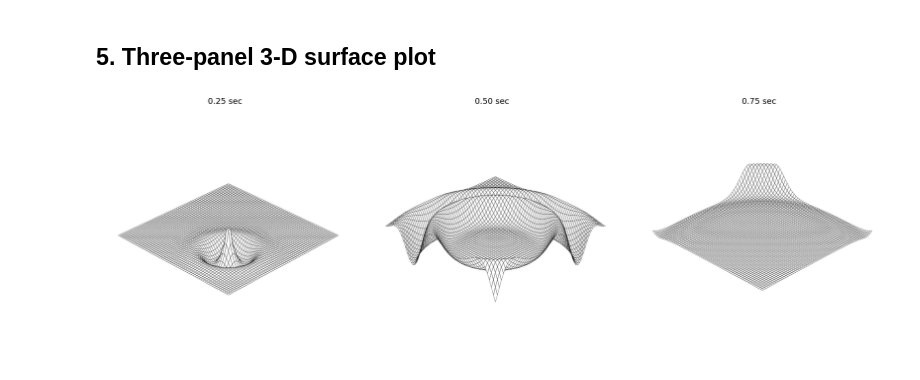
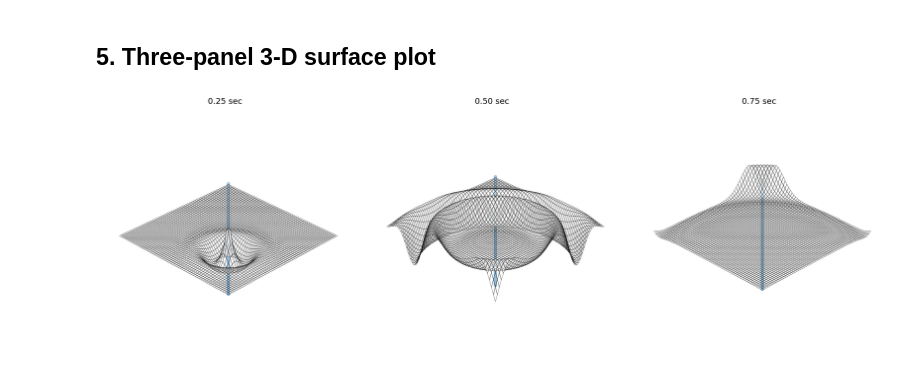
Before and after one commit to AndreyVyaznikovtsev/devito, a Jupyter notebook: examples/seismic/tutorials/18_sh_constant.ipynb, the cells around one changed output. Cells and saved outputs as stored; diff of their text form; code cells hidden in the pictures.

```diff
--- a/examples/seismic/tutorials/18_sh_constant.ipynb
+++ b/examples/seismic/tutorials/18_sh_constant.ipynb
@@ -57,8 +57,7 @@ f0     = 0.005     # [kHz] = 5 Hz  →  half-wavelength = 3 000 / (2×5) = 300 m
 # geometry.src is a property that creates a new SparseTimeFunction from
 # src_positions on every access, so coordinates must be fixed at construction.
 src_positions = np.array([[615., 615.]], dtype=np.float32)  # Virieux (1984), Table 1
-rec_positions = np.array([[255., 615.]], dtype=np.float32)  # observer position
-
+rec_positions = np.array([np.linspace(15, 1785, num=60) for i in range(2)], dtype=np.float32).T  # observer position
 geometry = AcquisitionGeometry(
     model, rec_positions, src_positions,
     t0=t0, tn=tn, src_type='Ricker', f0=f0,
@@ -126,31 +125,33 @@ snap_titles = ['0.25 sec', '0.50 sec', '0.75 sec']
 
 # Physical-domain coordinate grids [m]
 x_coord = np.arange(shape[0]) * spacing[0]
 z_coord = np.arange(shape[1]) * spacing[1]
 X, Z = np.meshgrid(x_coord, z_coord, indexing='ij')
 
 fig = plt.figure(figsize=(18, 6), facecolor='white')
 
 for n, (data, title) in enumerate(zip(snapshots, snap_titles)):
     ax = fig.add_subplot(1, 3, n + 1, projection='3d')
 
     # Normalise per-frame so the wavefront is visible at each time
     vmax = np.max(np.abs(data))
     if vmax > 0:
         data = -data / vmax
 
     ax.plot_surface(
         X, Z, data* 3e2,
         rstride=1, cstride=1,
         linewidth=0.3, edgecolors='k',
         color='white', shade=False,
+        alpha=0.5,
     )
+    ax.scatter3D(rec.coordinates.data[:, 0], rec.coordinates.data[:, 1], rec.coordinates.data[:, 0]*0)
     ax.set_title(title, fontsize=13, pad=8)
     ax.view_init(elev=30, azim=225)
     ax.set_axis_off()
     ax.set_aspect('equal')
 
 plt.tight_layout()
 plt.show()
 # %% [output]
-[figure, old version]
+[figure, new version]
```
Also changed, not shown: parts of 2 cells of this notebook, 2 other files.
